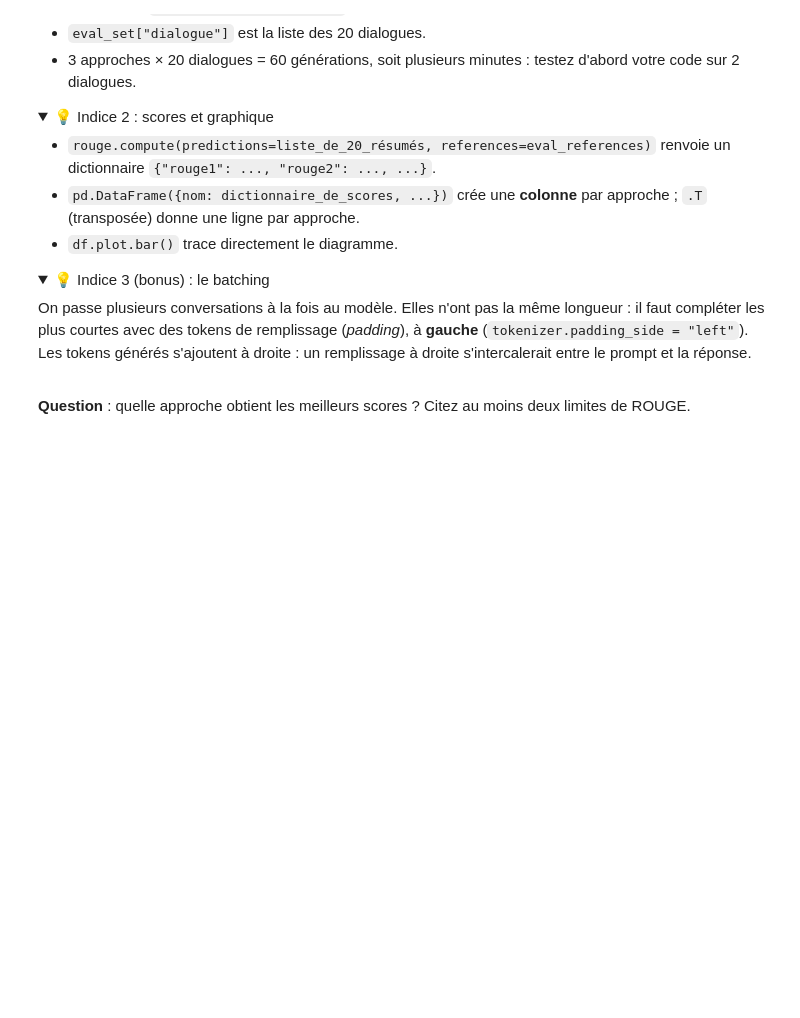
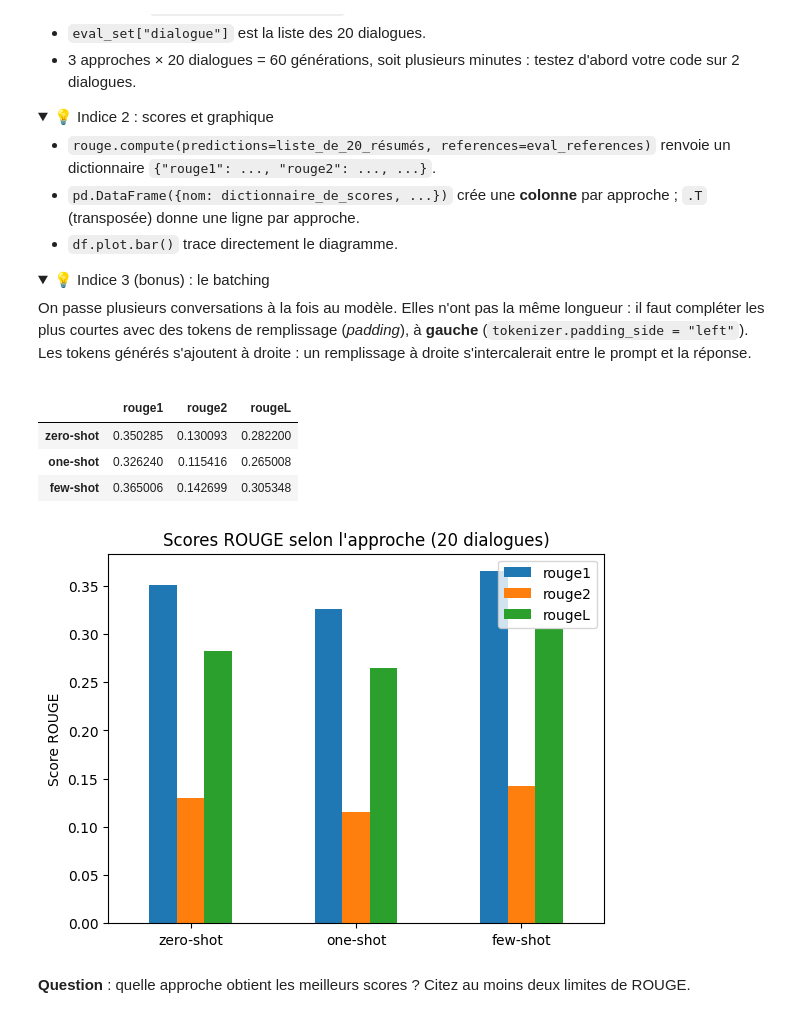
Before and after one commit to JoshuaDixon23/tp-initiation-llm-student-version, a Jupyter notebook: TP_initiation_llm.ipynb, the cells around one changed output. Saved outputs shown, nothing was run; the diff lists cells and outputs as text; code cells hidden in the pictures; folded sections open; blank space fills up the shorter version.

```diff
--- a/TP_initiation_llm.ipynb
+++ b/TP_initiation_llm.ipynb
@@ -519,8 +669,14 @@ Avec 2 exemples, la fonction doit renvoyer :
 # %%
 def make_messages(dialogue, shots=(), system_prompt=SYSTEM_PROMPT):
     """Construit un prompt few-shot. `shots` est une liste d'exemples {"dialogue": ..., "summary": ...}."""
-    # VOTRE CODE ICI
-    raise NotImplementedError("À compléter")
+    messages = [{"role": "system", "content": system_prompt}]
+
+    for shot in shots:
+        messages.append({"role": "user", "content": shot["dialogue"]})
+        messages.append({"role": "assistant", "content": shot["summary"]})
+
+    messages.append({"role": "user", "content": dialogue})
+    return messages
 
 
 one_shot = dataset["train"].select([0])
@@ -545,4 +729,11 @@ Sans `tokenize=False`, `apply_chat_template` renvoie des ids : avec `return_dict
 
 </details>
 # %%
-# VOTRE CODE ICI
+few_shot_messages = make_messages(dataset["test"][200]["dialogue"], few_shot)
+prompt_ids = tokenizer.apply_chat_template(
+    few_shot_messages,
+    tokenize=True,
+    add_generation_prompt=True,
+    enable_thinking=False,
+)
+print(f"Nombre de tokens du prompt few-shot (3 exemples) : {len(prompt_ids['input_ids'])}")
@@ -699,8 +1020,41 @@ On passe plusieurs conversations à la fois au modèle. Elles n'ont pas la même
 # %%
 eval_set = dataset["test"].select(range(0, 60, 3))  # 20 dialogues distincts
 eval_references = [dataset["test"][i:i + 3]["summary"] for i in range(0, 60, 3)]  # 3 références par dialogue
 
-# VOTRE CODE ICI
+approaches = {
+    "zero-shot": (),
+    "one-shot": one_shot,
+    "few-shot": few_shot,
+}
+
+results = {}
+predictions_by_approach = {}
+
+for name, shots in approaches.items():
+    preds = [
+        generate(make_messages(dialogue, shots=shots), max_new_tokens=100, do_sample=False)
+        for dialogue in eval_set["dialogue"]
+    ]
+    predictions_by_approach[name] = preds
+    results[name] = rouge.compute(predictions=preds, references=eval_references)
+
+# Conservation des résumés few-shot pour la partie 8
+few_shot_summaries = predictions_by_approach["few-shot"]
+
+# Construction du DataFrame et affichage en diagramme en barres
+df_rouge = pd.DataFrame(results).T[["rouge1", "rouge2", "rougeL"]]
+display(df_rouge)
+
+df_rouge.plot(kind="bar", rot=0)
+plt.ylabel("Score ROUGE")
+plt.title("Scores ROUGE selon l'approche (20 dialogues)")
+plt.show()
+# %% [output]
+|  | rouge1 | rouge2 | rougeL |
+| zero-shot | 0.350285 | 0.130093 | 0.282200 |
+| one-shot | 0.326240 | 0.115416 | 0.265008 |
+| few-shot | 0.365006 | 0.142699 | 0.305348 |
+[figure, added]
 # %% [markdown]
 **Question** : quelle approche obtient les meilleurs scores ? Citez au moins deux limites de ROUGE.
 # %% [markdown]
```
Also changed, not shown: parts of 37 cells of this notebook.
